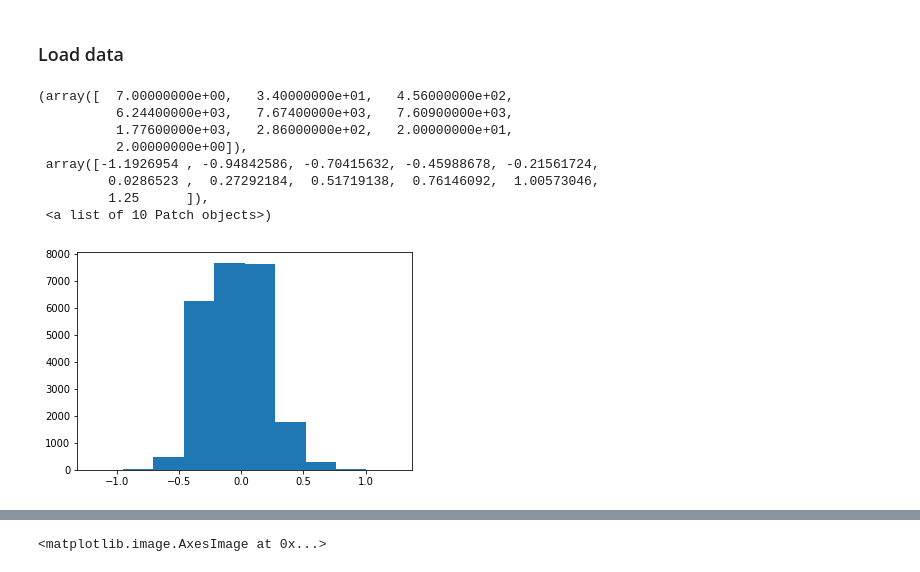
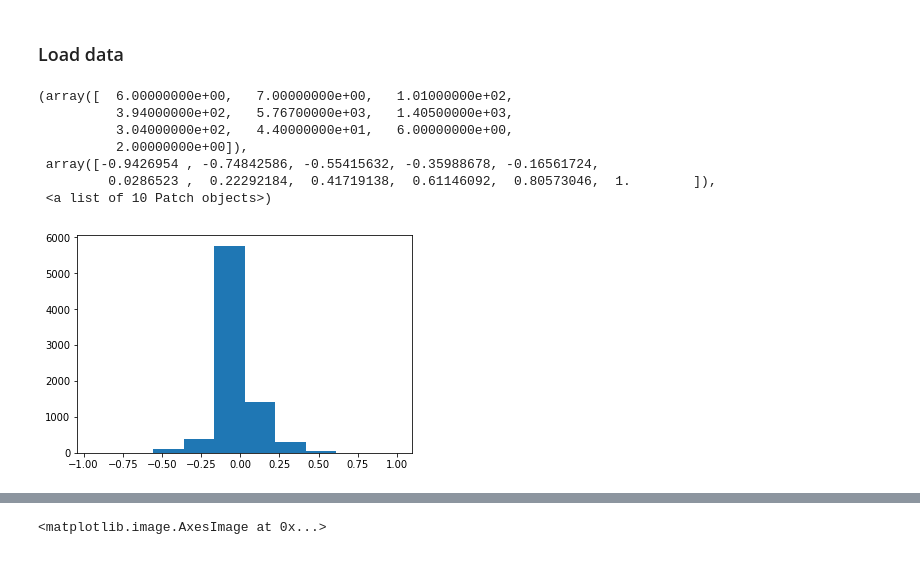
Before and after one commit to husams/Behavioral-Cloning, a Jupyter notebook: nvida.ipynb, the cells around one changed output, grey strips where cells are left out. Saved outputs shown, nothing was run; the diff lists cells and outputs as text; code cells hidden in the pictures.

```diff
--- a/nvida.ipynb
+++ b/nvida.ipynb
@@ -35,18 +53,17 @@ train_samples, validation_samples = train_test_split(samples, test_size=0.2)
 # %%
 X = []
 for sample in samples:
     angle = float(sample[3])
     X.append(angle)
-    X.append(angle+0.25)
-    X.append(angle-0.25)
+    #X.append(angle+0.25)
+    #X.append(angle-0.25)
 plt.hist(X)
 # %% [output]
-(array([  7.00000000e+00,   3.40000000e+01,   4.56000000e+02,
-          6.24400000e+03,   7.67400000e+03,   7.60900000e+03,
-          1.77600000e+03,   2.86000000e+02,   2.00000000e+01,
+(array([  6.00000000e+00,   7.00000000e+00,   1.01000000e+02,
+          3.94000000e+02,   5.76700000e+03,   1.40500000e+03,
+          3.04000000e+02,   4.40000000e+01,   6.00000000e+00,
           2.00000000e+00]),
- array([-1.1926954 , -0.94842586, -0.70415632, -0.45988678, -0.21561724,
-         0.0286523 ,  0.27292184,  0.51719138,  0.76146092,  1.00573046,
-         1.25      ]),
+ array([-0.9426954 , -0.74842586, -0.55415632, -0.35988678, -0.16561724,
+         0.0286523 ,  0.22292184,  0.41719138,  0.61146092,  0.80573046,  1.        ]),
  <a list of 10 Patch objects>)
-[figure, old version]
+[figure, new version]
```
Also changed, not shown: parts of 14 cells of this notebook.
